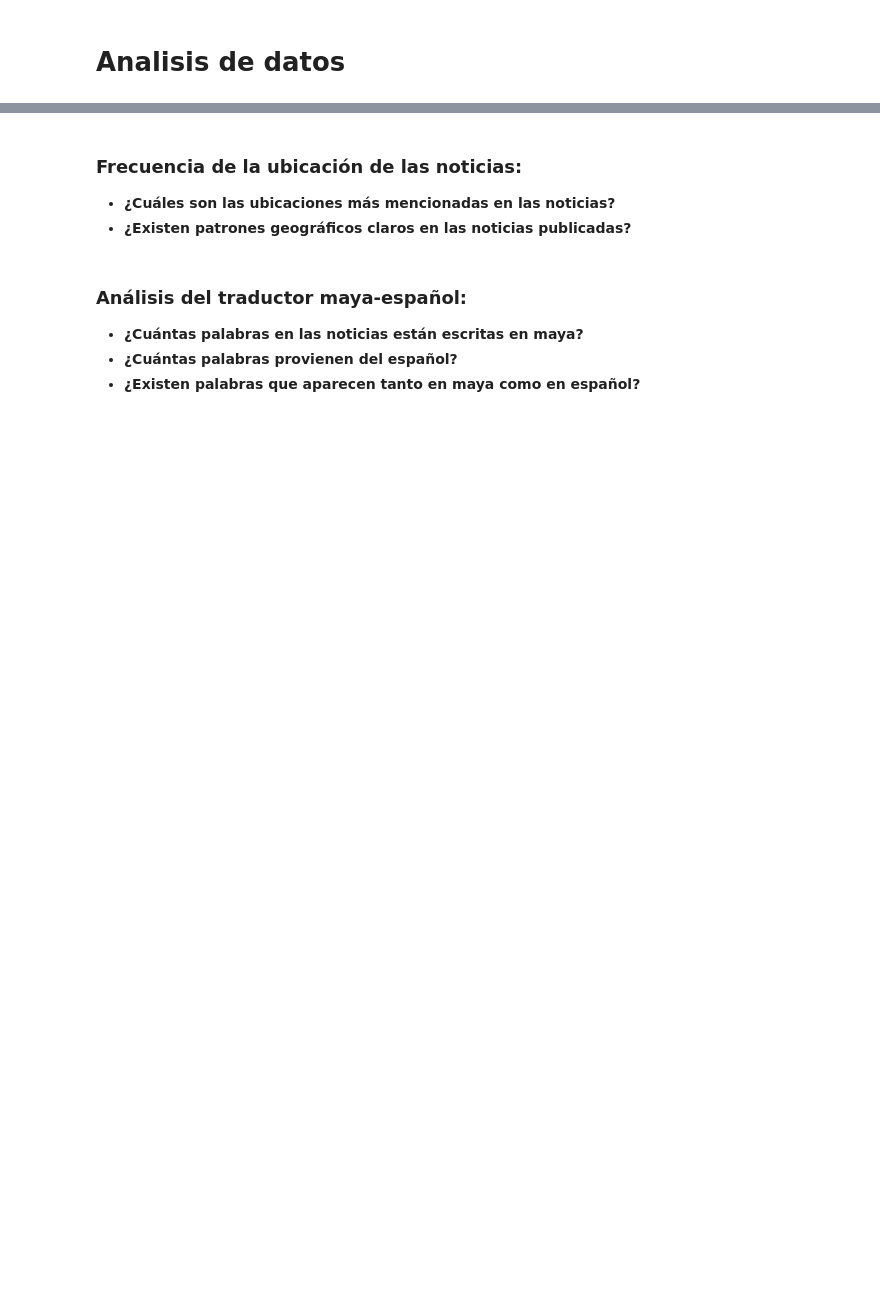
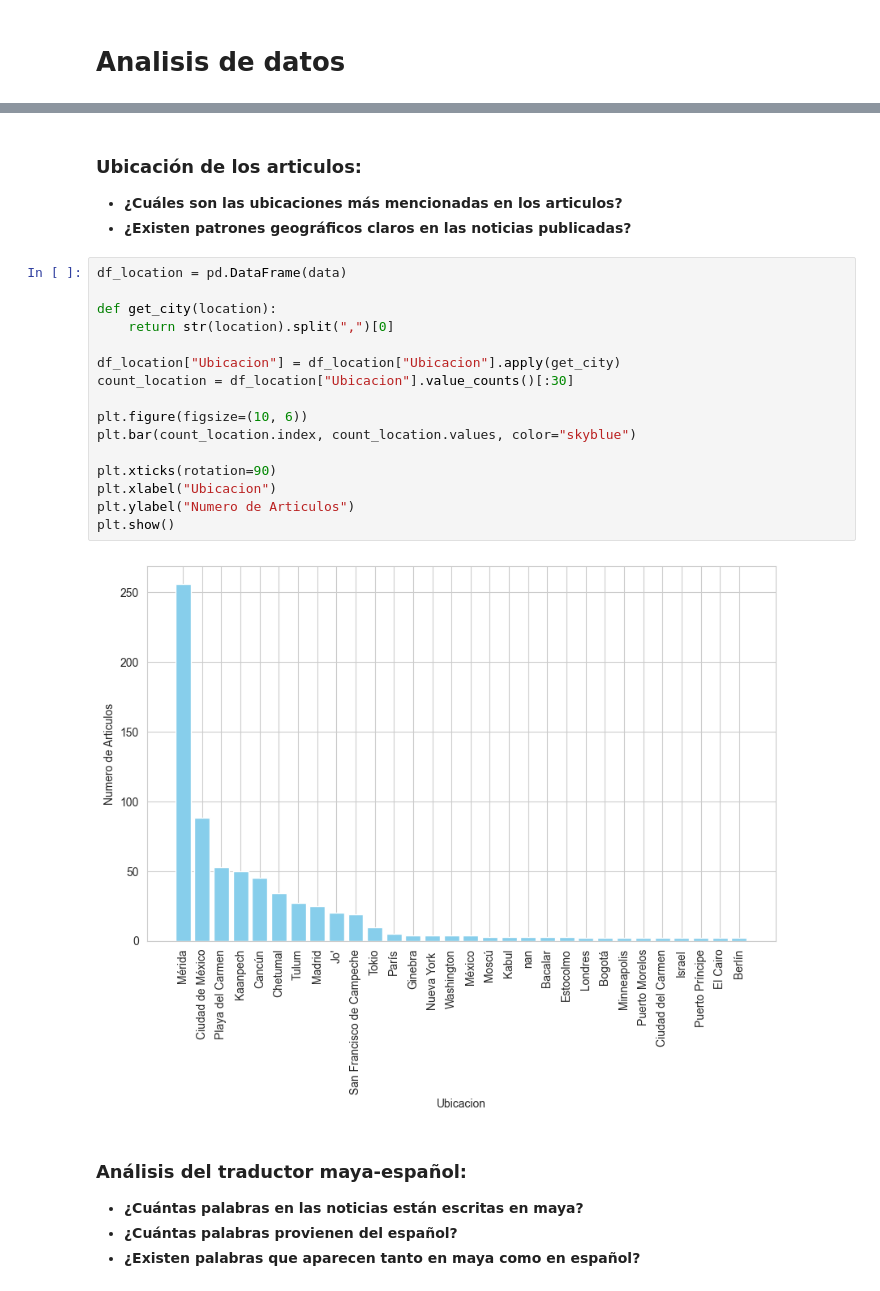
Before and after one commit to Maricharmen/WebScraping_JornadaMaya, a Jupyter notebook: analisis.ipynb, the cells around one changed output, grey strips where cells are left out. Saved outputs shown, nothing was run; the diff lists cells and outputs as text; blank space fills up the shorter version.

```diff
--- a/analisis.ipynb
+++ b/analisis.ipynb
@@ -54,7 +110,25 @@ df_palabras["Total_Palabras"] = df_palabras.apply(contar_palabras, axis = 1)
 # %% [markdown]
-### Frecuencia de la ubicación de las noticias:
-- **¿Cuáles son las ubicaciones más mencionadas en las noticias?**
+### Ubicación de los articulos:
+- **¿Cuáles son las ubicaciones más mencionadas en los articulos?**
 - **¿Existen patrones geográficos claros en las noticias publicadas?**
+# %%
+df_location = pd.DataFrame(data)
+
+def get_city(location):
+    return str(location).split(",")[0]
+
+df_location["Ubicacion"] = df_location["Ubicacion"].apply(get_city)
+count_location = df_location["Ubicacion"].value_counts()[:30]
+
+plt.figure(figsize=(10, 6))
+plt.bar(count_location.index, count_location.values, color="skyblue")
+
+plt.xticks(rotation=90)
+plt.xlabel("Ubicacion")
+plt.ylabel("Numero de Articulos")
+plt.show()
+# %% [output]
+[figure, added]
 # %% [markdown]
 ### Análisis del traductor maya-español:
 - **¿Cuántas palabras en las noticias están escritas en maya?**
```
Also changed, not shown: parts of 10 cells of this notebook.
